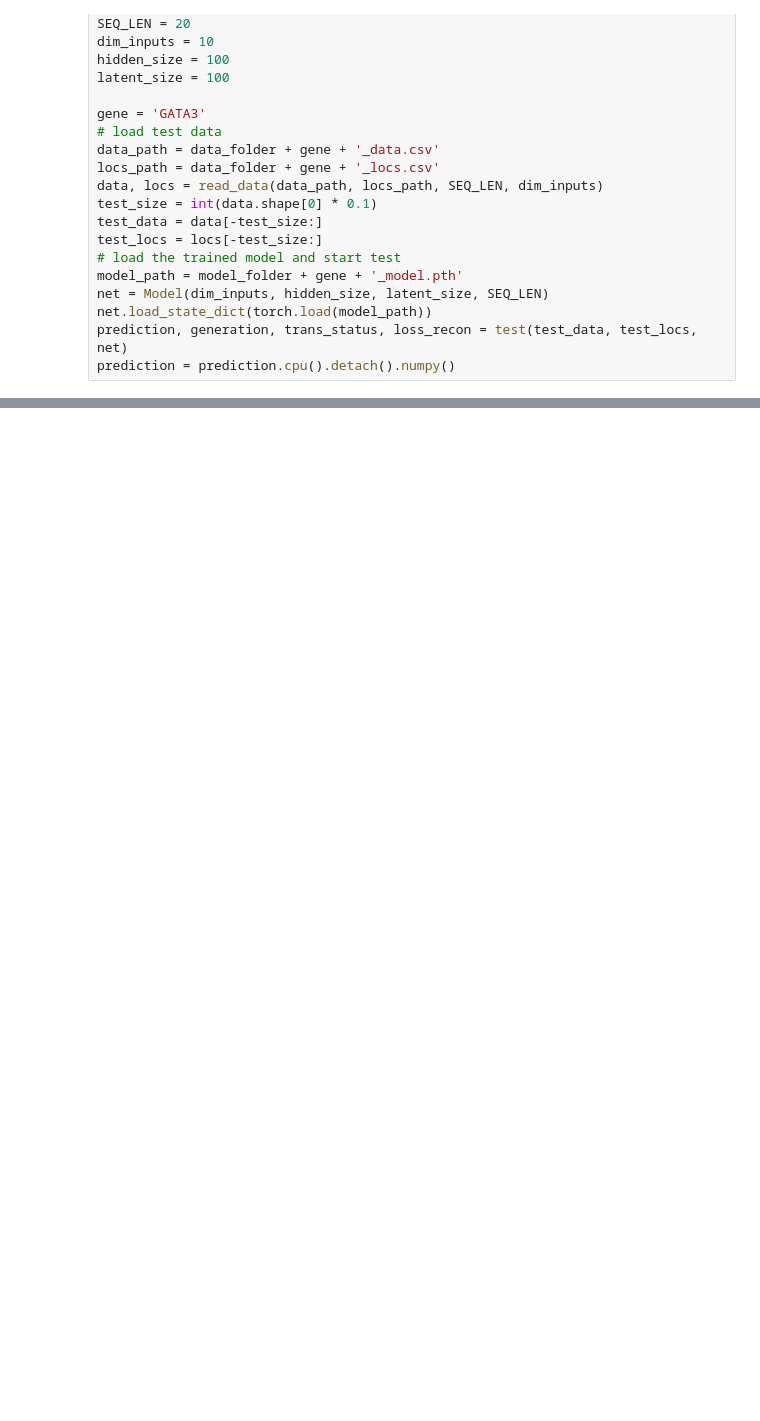
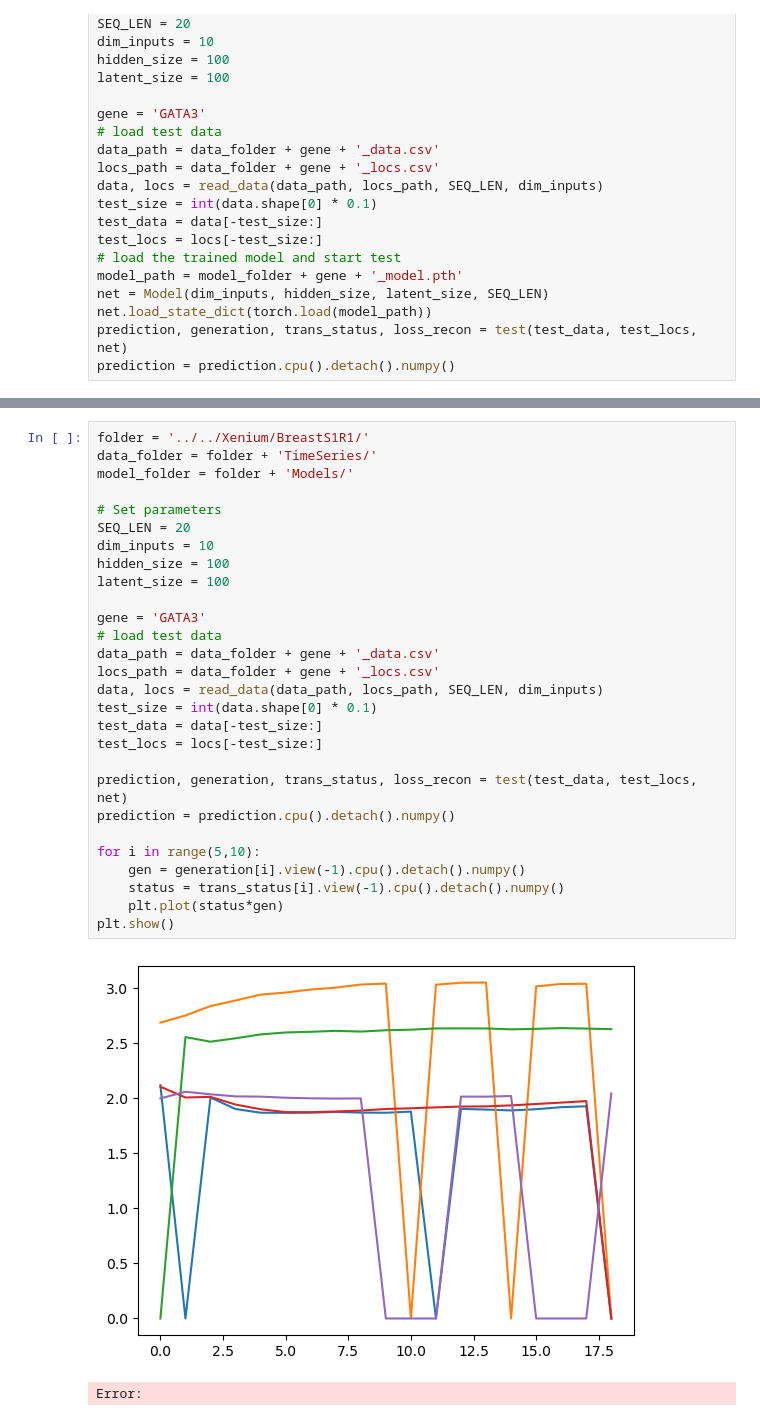
Before and after one commit to xwang97/SpatialDynamics, a Jupyter notebook: Analysis/validate.ipynb, the cells around one changed output, grey strips where cells are left out. Drawn from its saved outputs; the diff is of its cells as text; blank space fills up the shorter version.

```diff
--- a/Analysis/validate.ipynb
+++ b/Analysis/validate.ipynb
@@ -209,0 +220,31 @@ visulize_cell(prediction[80][:5])
+# %%
+folder = '../../Xenium/BreastS1R1/'
+data_folder = folder + 'TimeSeries/'
+model_folder = folder + 'Models/'
+
+# Set parameters
+SEQ_LEN = 20
+dim_inputs = 10
+hidden_size = 100
+latent_size = 100
+
+gene = 'GATA3'
+# load test data
+data_path = data_folder + gene + '_data.csv'
+locs_path = data_folder + gene + '_locs.csv'
+data, locs = read_data(data_path, locs_path, SEQ_LEN, dim_inputs)
+test_size = int(data.shape[0] * 0.1)
+test_data = data[-test_size:]
+test_locs = locs[-test_size:]
+
+prediction, generation, trans_status, loss_recon = test(test_data, test_locs, net)
+prediction = prediction.cpu().detach().numpy()
+
+for i in range(5,10):
+    gen = generation[i].view(-1).cpu().detach().numpy()
+    status = trans_status[i].view(-1).cpu().detach().numpy()
+    plt.plot(status*gen)
+plt.show()
+# %% [output]
+[figure, added]
+Error:
```
Also changed, not shown: parts of 4 cells of this notebook, 6 other files.
